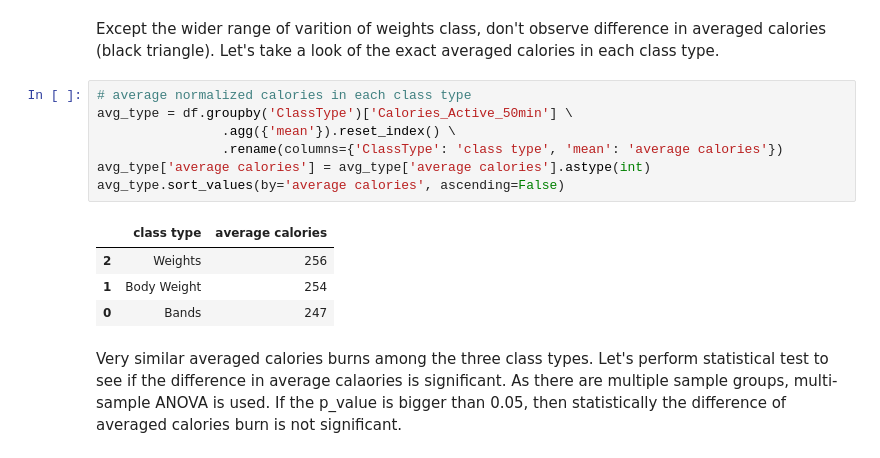
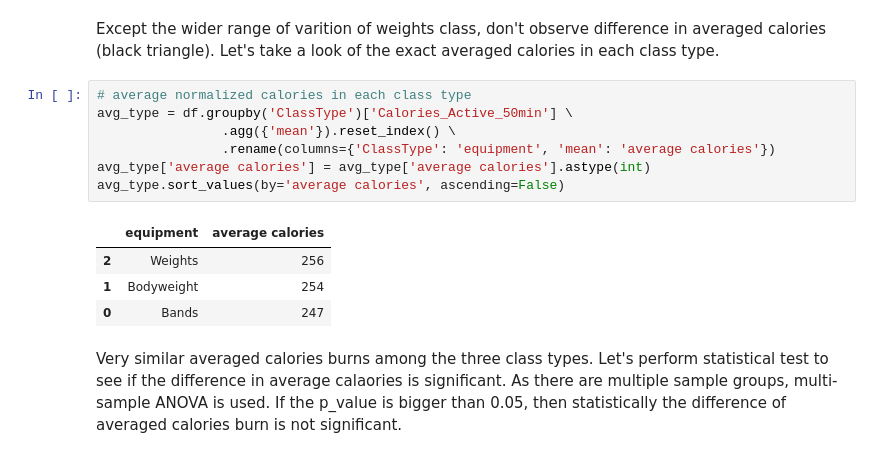
Before and after one commit to vscaleanalytics/home_workout, a Jupyter notebook: home_workout.ipynb, the cells around one changed output. Drawn from its saved outputs; the diff is of its cells as text.

```diff
--- a/home_workout.ipynb
+++ b/home_workout.ipynb
@@ -200,14 +200,14 @@ Except the wider range of varition of weights class, don't observe difference in
 # %%
 # average normalized calories in each class type
 avg_type = df.groupby('ClassType')['Calories_Active_50min'] \
                 .agg({'mean'}).reset_index() \
-                .rename(columns={'ClassType': 'class type', 'mean': 'average calories'})
+                .rename(columns={'ClassType': 'equipment', 'mean': 'average calories'})
 avg_type['average calories'] = avg_type['average calories'].astype(int)
 avg_type.sort_values(by='average calories', ascending=False)
 # %% [output]
-|  | class type | average calories |
+|  | equipment | average calories |
 | 2 | Weights | 256 |
-| 1 | Body Weight | 254 |
+| 1 | Bodyweight | 254 |
 | 0 | Bands | 247 |
 # %% [markdown]
 Very similar averaged calories burns among the three class types. Let's perform statistical test to see if the difference in average calaories is significant. As there are multiple sample groups, multi-sample ANOVA is used. If the p_value is bigger than 0.05, then statistically the difference of averaged calories burn is not significant.
```
Also changed, not shown: parts of 5 cells of this notebook, 3 other files.
